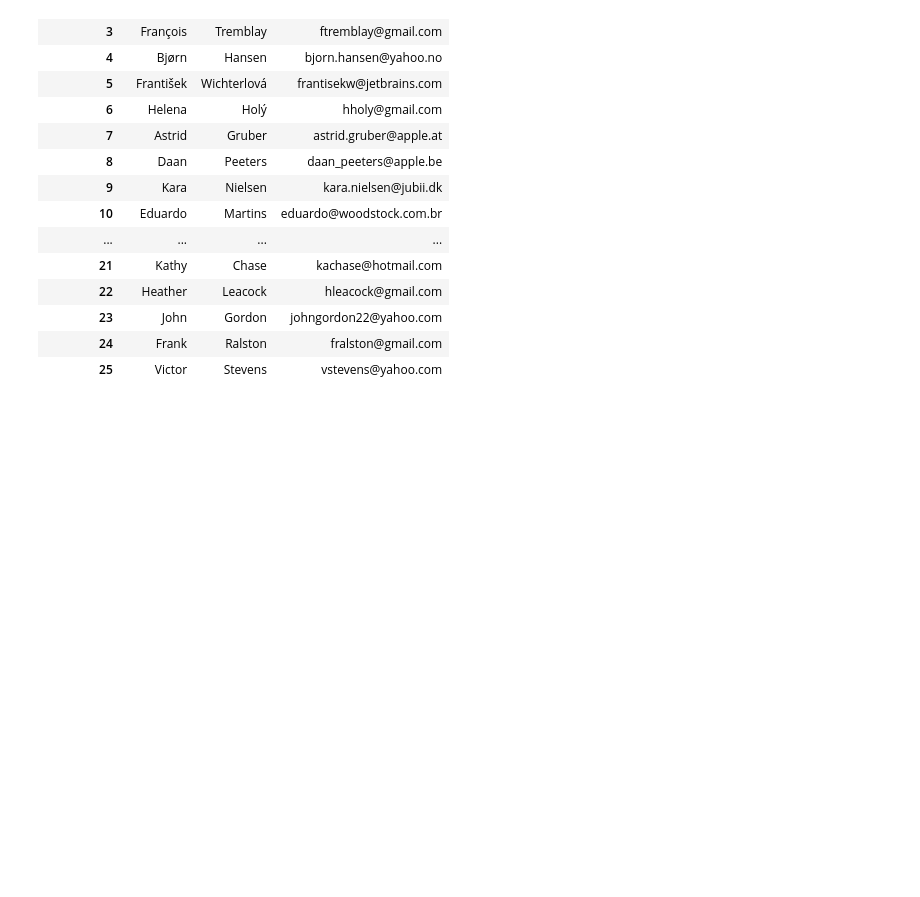
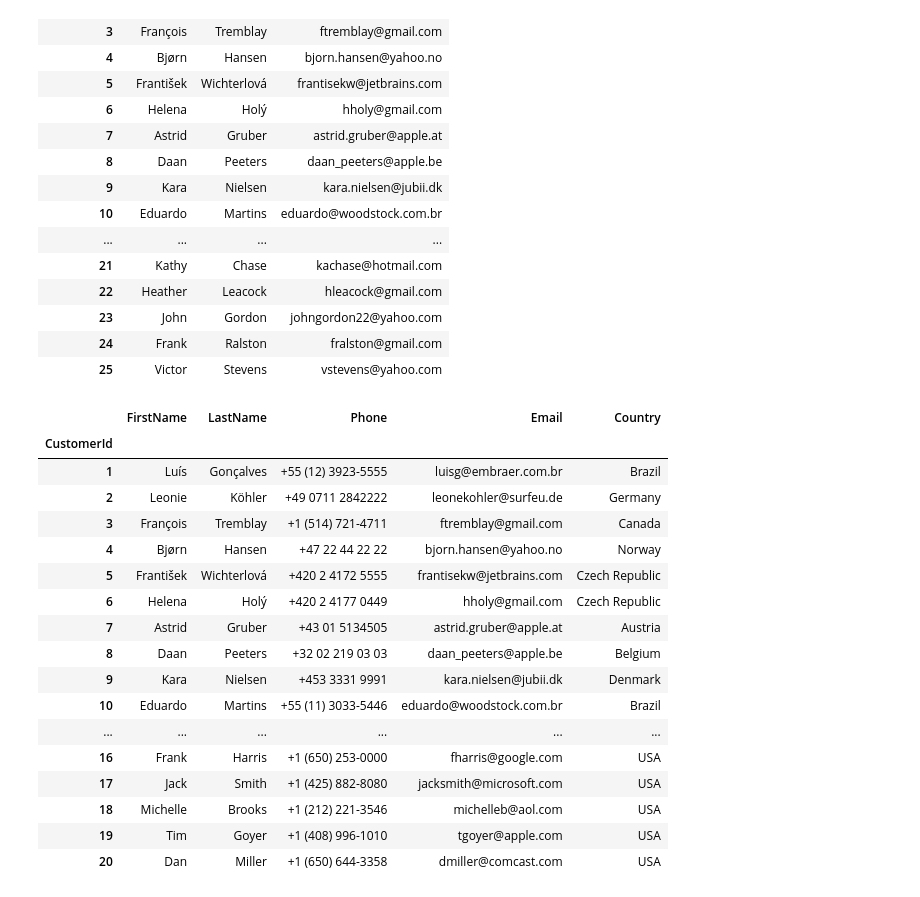
Before and after one commit to Ahmadjon0125/Mohirdev_lessons, a Jupyter notebook: Ma'lumotlarga ishlov berish. Fayllar va ma'lumotlar ombori/02.Database_Sqlite.ipynb, the cells around one changed output. Saved outputs shown, nothing was run; the diff lists cells and outputs as text; code cells hidden in the pictures; blank space fills up the shorter version.

```diff
--- a/Ma'lumotlarga ishlov berish. Fayllar va ma'lumotlar ombori/02.Database_Sqlite.ipynb
+++ b/Ma'lumotlarga ishlov berish. Fayllar va ma'lumotlar ombori/02.Database_Sqlite.ipynb
@@ -172,3 +172,26 @@ df
 | 23 | John | Gordon | johngordon22@yahoo.com |
 | 24 | Frank | Ralston | fralston@gmail.com |
 | 25 | Victor | Stevens | vstevens@yahoo.com |
+# %%
+query = "SELECT CustomerId,FirstName,LastName,Phone, Email, Country FROM customers LIMIT 20"
+df = pd.read_sql(query, db, index_col='CustomerId')
+df
+# %% [output]
+|  | FirstName | LastName | Phone | Email | Country |
+| CustomerId |  |  |  |  |  |
+| 1 | Luís | Gonçalves | +55 (12) 3923-5555 | luisg@embraer.com.br | Brazil |
+| 2 | Leonie | Köhler | +49 0711 2842222 | leonekohler@surfeu.de | Germany |
+| 3 | François | Tremblay | +1 (514) 721-4711 | ftremblay@gmail.com | Canada |
+| 4 | Bjørn | Hansen | +47 22 44 22 22 | bjorn.hansen@yahoo.no | Norway |
+| 5 | František | Wichterlová | +420 2 4172 5555 | frantisekw@jetbrains.com | Czech Republic |
+| 6 | Helena | Holý | +420 2 4177 0449 | hholy@gmail.com | Czech Republic |
+| 7 | Astrid | Gruber | +43 01 5134505 | astrid.gruber@apple.at | Austria |
+| 8 | Daan | Peeters | +32 02 219 03 03 | daan_peeters@apple.be | Belgium |
+| 9 | Kara | Nielsen | +453 3331 9991 | kara.nielsen@jubii.dk | Denmark |
+| 10 | Eduardo | Martins | +55 (11) 3033-5446 | eduardo@woodstock.com.br | Brazil |
+| ... | ... | ... | ... | ... | ... |
+| 16 | Frank | Harris | +1 (650) 253-0000 | fharris@google.com | USA |
+| 17 | Jack | Smith | +1 (425) 882-8080 | jacksmith@microsoft.com | USA |
+| 18 | Michelle | Brooks | +1 (212) 221-3546 | michelleb@aol.com | USA |
+| 19 | Tim | Goyer | +1 (408) 996-1010 | tgoyer@apple.com | USA |
+| 20 | Dan | Miller | +1 (650) 644-3358 | dmiller@comcast.com | USA |
```
Also changed, not shown: parts of 5 cells of this notebook.
